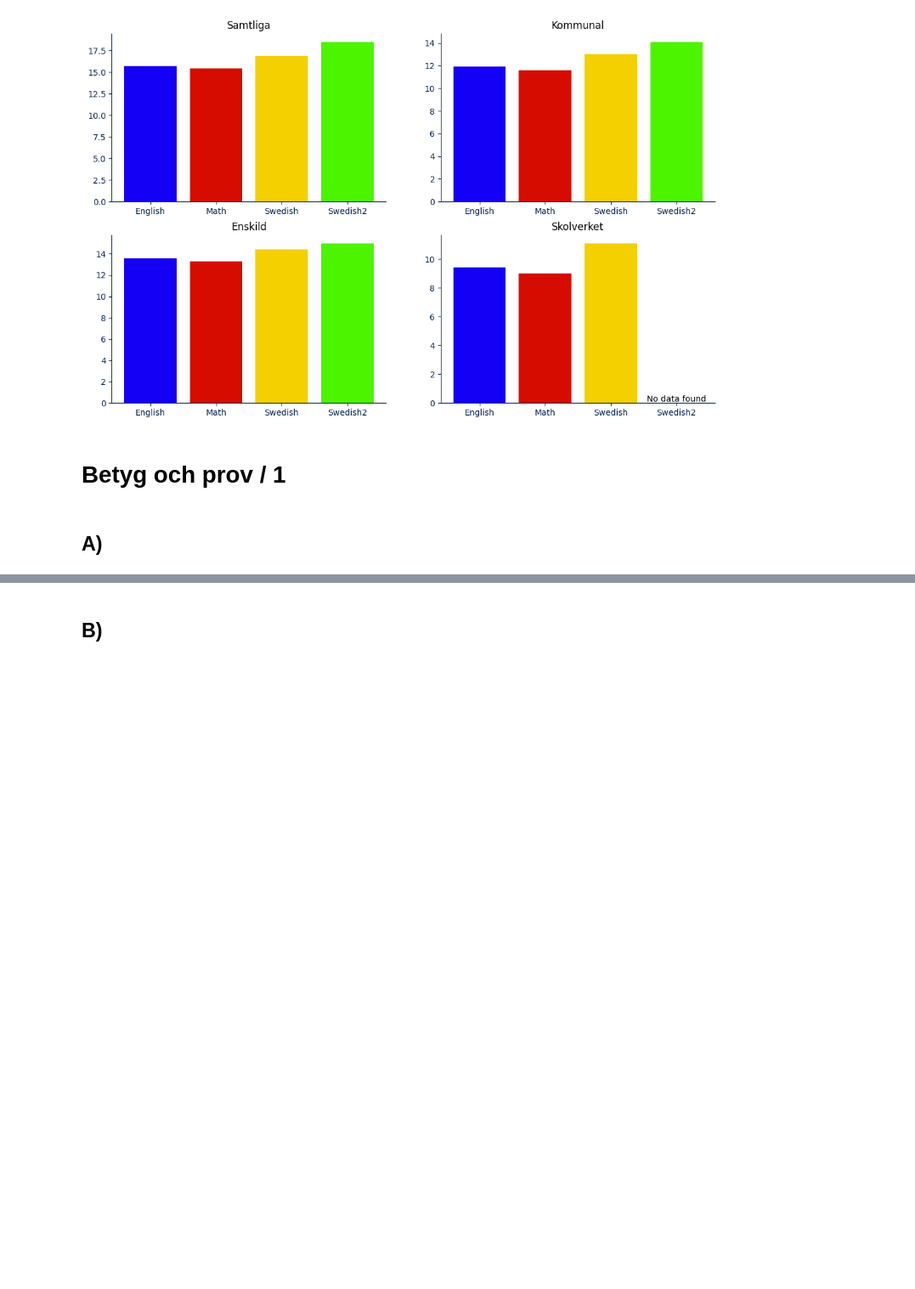
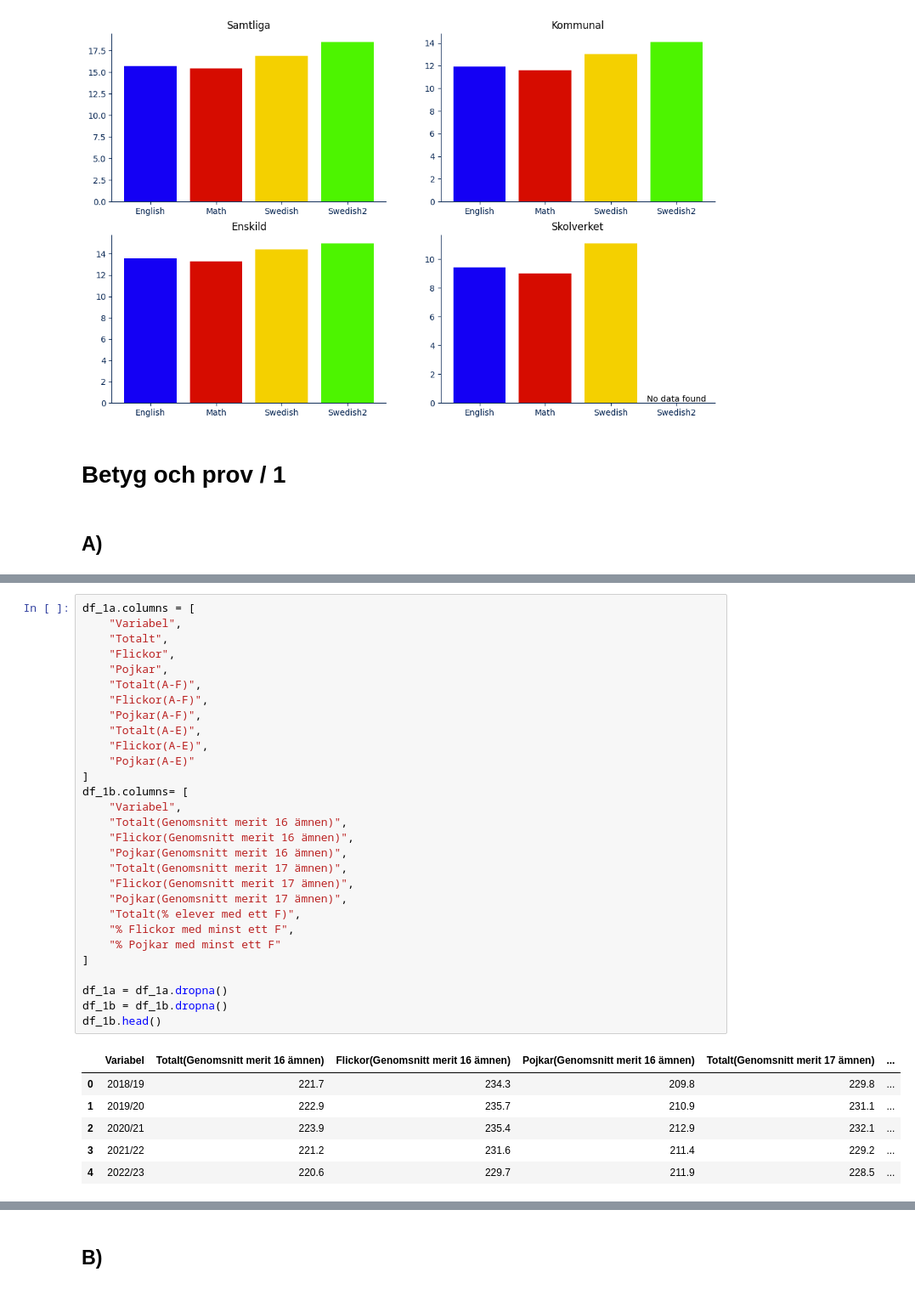
Before and after one commit to MiltonOberg/Python-Milton--sterberg-OPA23, a Jupyter notebook: Laboration2/Labb2.ipynb, the cells around one changed output, grey strips where cells are left out. Shown at 85% size. Cells and saved outputs as stored; diff of their text form; blank space fills up the shorter version.

```diff
--- a/Laboration2/Labb2.ipynb
+++ b/Laboration2/Labb2.ipynb
@@ -284,0 +183,36 @@ plt.show()
+# %%
+df_1a.columns = [
+    "Variabel",
+    "Totalt",
+    "Flickor",
+    "Pojkar",
+    "Totalt(A-F)",
+    "Flickor(A-F)",
+    "Pojkar(A-F)",
+    "Totalt(A-E)",
+    "Flickor(A-E)",
+    "Pojkar(A-E)"
+]
+df_1b.columns= [
+    "Variabel",
+    "Totalt(Genomsnitt merit 16 ämnen)",
+    "Flickor(Genomsnitt merit 16 ämnen)",
+    "Pojkar(Genomsnitt merit 16 ämnen)",
+    "Totalt(Genomsnitt merit 17 ämnen)",
+    "Flickor(Genomsnitt merit 17 ämnen)",
+    "Pojkar(Genomsnitt merit 17 ämnen)",
+    "Totalt(% elever med ett F)",
+    "% Flickor med minst ett F",
+    "% Pojkar med minst ett F"
+]
+
+df_1a = df_1a.dropna()
+df_1b = df_1b.dropna()
+df_1b.head()
+# %% [output]
+|  | Variabel | Totalt(Genomsnitt merit 16 ämnen) | Flickor(Genomsnitt merit 16 ämnen) | Pojkar(Genomsnitt merit 16 ämnen) | Totalt(Genomsnitt merit 17 ämnen) | ... |
+| 0 | 2018/19 | 221.7 | 234.3 | 209.8 | 229.8 | ... |
+| 1 | 2019/20 | 222.9 | 235.7 | 210.9 | 231.1 | ... |
+| 2 | 2020/21 | 223.9 | 235.4 | 212.9 | 232.1 | ... |
+| 3 | 2021/22 | 221.2 | 231.6 | 211.4 | 229.2 | ... |
+| 4 | 2022/23 | 220.6 | 229.7 | 211.9 | 228.5 | ... |
```
Also changed, not shown: parts of 22 cells of this notebook, 1 other file.
